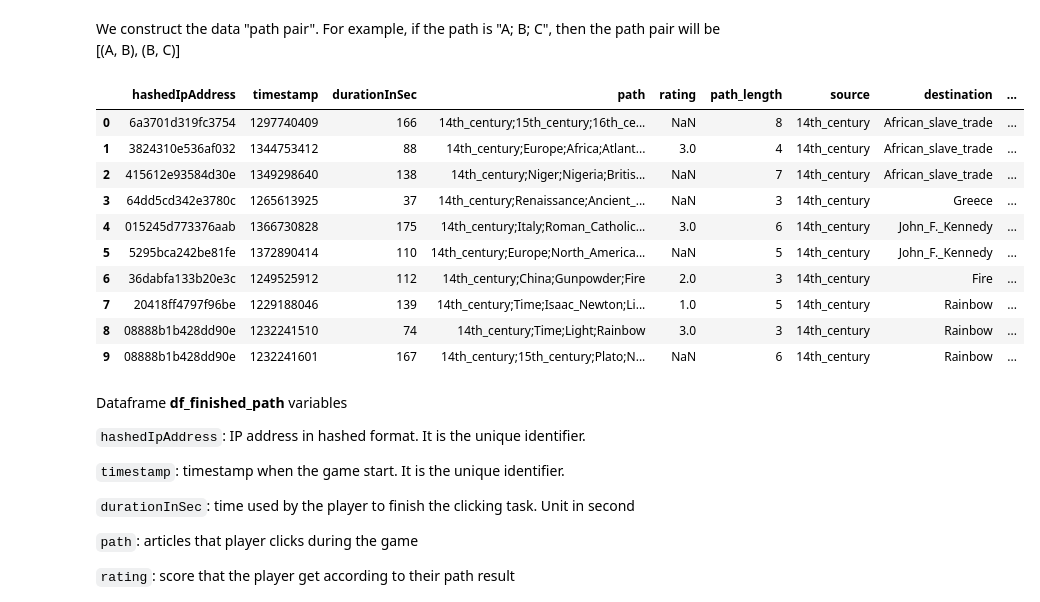
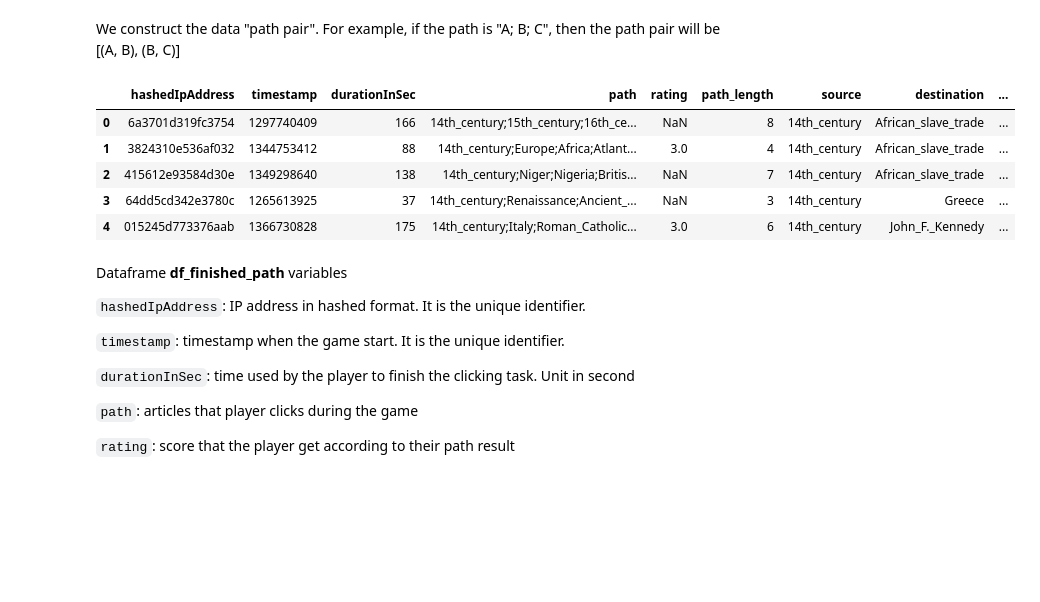
Before and after one commit to epfl-ada/ada-2022-project-m10kka10akka, a Jupyter notebook: src/MileStone2.ipynb, the cells around one changed output. Saved outputs shown, nothing was run; the diff lists cells and outputs as text; code cells hidden in the pictures; blank space fills up the shorter version.

```diff
--- a/src/MileStone2.ipynb
+++ b/src/MileStone2.ipynb
@@ -135,19 +135,14 @@ for index, row in df_finished_path['path'].items():
     df_finished_path['path_pair'][i] = string_path_pair
     i += 1
 # %%
-df_finished_path.head(10)
+df_finished_path.head(5)
 # %% [output]
 |  | hashedIpAddress | timestamp | durationInSec | path | rating | path_length | source | destination | ... |
 | 0 | 6a3701d319fc3754 | 1297740409 | 166 | 14th_century;15th_century;16th_ce... | NaN | 8 | 14th_century | African_slave_trade | ... |
 | 1 | 3824310e536af032 | 1344753412 | 88 | 14th_century;Europe;Africa;Atlant... | 3.0 | 4 | 14th_century | African_slave_trade | ... |
 | 2 | 415612e93584d30e | 1349298640 | 138 | 14th_century;Niger;Nigeria;Britis... | NaN | 7 | 14th_century | African_slave_trade | ... |
 | 3 | 64dd5cd342e3780c | 1265613925 | 37 | 14th_century;Renaissance;Ancient_... | NaN | 3 | 14th_century | Greece | ... |
 | 4 | 015245d773376aab | 1366730828 | 175 | 14th_century;Italy;Roman_Catholic... | 3.0 | 6 | 14th_century | John_F._Kennedy | ... |
-| 5 | 5295bca242be81fe | 1372890414 | 110 | 14th_century;Europe;North_America... | NaN | 5 | 14th_century | John_F._Kennedy | ... |
-| 6 | 36dabfa133b20e3c | 1249525912 | 112 | 14th_century;China;Gunpowder;Fire | 2.0 | 3 | 14th_century | Fire | ... |
-| 7 | 20418ff4797f96be | 1229188046 | 139 | 14th_century;Time;Isaac_Newton;Li... | 1.0 | 5 | 14th_century | Rainbow | ... |
-| 8 | 08888b1b428dd90e | 1232241510 | 74 | 14th_century;Time;Light;Rainbow | 3.0 | 3 | 14th_century | Rainbow | ... |
-| 9 | 08888b1b428dd90e | 1232241601 | 167 | 14th_century;15th_century;Plato;N... | NaN | 6 | 14th_century | Rainbow | ... |
 # %% [markdown]
 Dataframe **df_finished_path** variables
 
```
Also changed, not shown: parts of 50 cells of this notebook.
